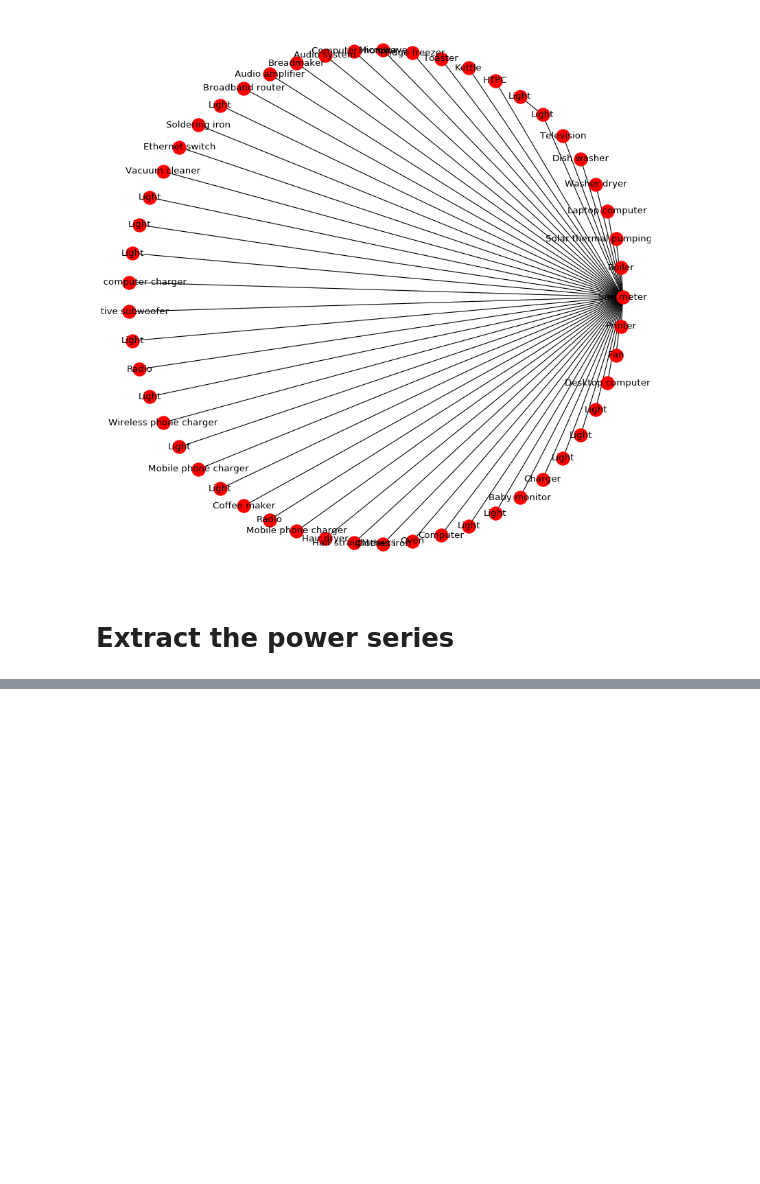
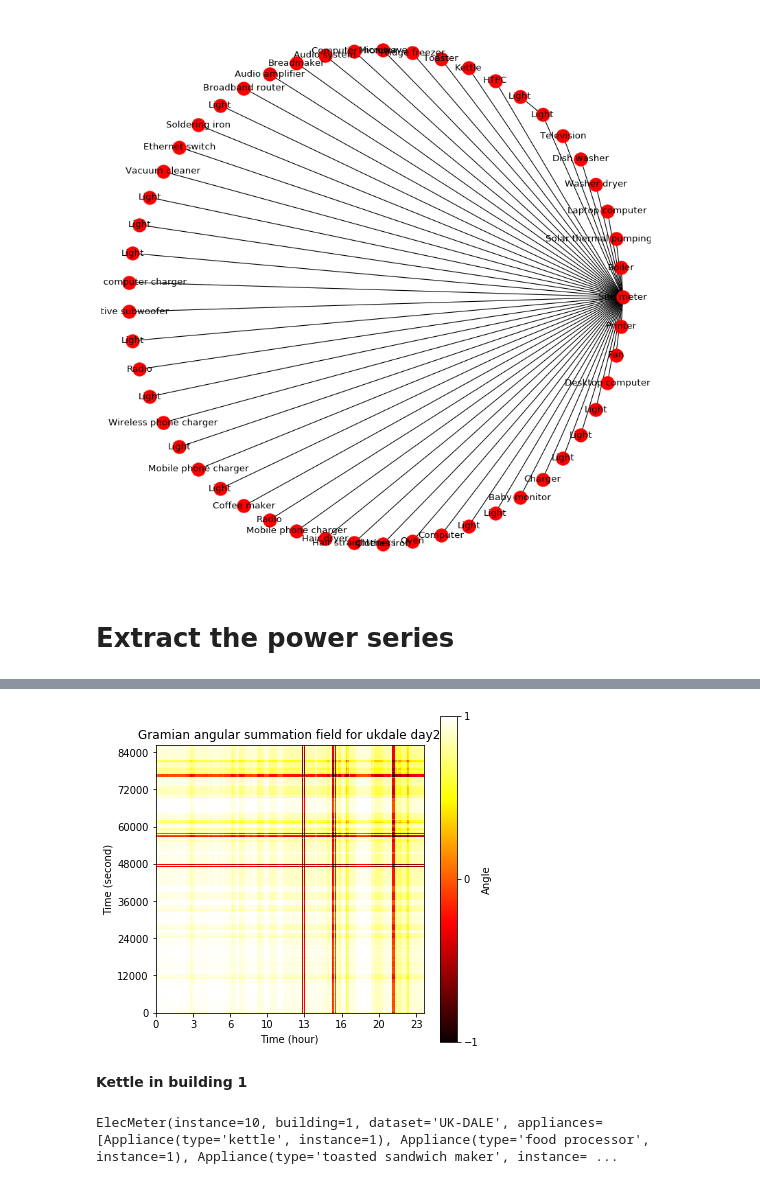
Before and after one commit to Gracepicharporn/Data-Science-project, a Jupyter notebook: nilmtk_UK-DALE.ipynb, the cells around one changed output, grey strips where cells are left out. Drawn from its saved outputs; the diff is of its cells as text; code cells hidden in the pictures; blank space fills up the shorter version.

```diff
--- a/nilmtk_UK-DALE.ipynb
+++ b/nilmtk_UK-DALE.ipynb
@@ -166,0 +321,2 @@ uk_dale.buildings[1].elec.draw_wiring_graph()
+# %%
+ukdale_power_24_day2 = ukdale_allpowerseries_building1['2012-11-10 22:28:18': '2012-11-11 22:28:18'].fillna(0)
@@ -166,0 +340,23 @@ uk_dale.buildings[1].elec.draw_wiring_graph()
+# %%
+ukdale_gasf2 = gasf.fit_transform(np.array(ukdale_power_24_day2['power_active']).reshape((1,-1)))
+# %%
+fig, ax = plt.subplots(figsize=(6, 6))
+plt.imshow(ukdale_gasf2[0], cmap='hot',interpolation='nearest')
+color_bar = plt.colorbar(ticks=[-1.0,0.0,1.0])
+color_bar.set_label('Angle')
+color_bar.ax.set_xticklabels(['-1.0', '0.0', '1.0'])
+plt.xlabel('Time (hour)')
+xticks = ax.get_xticks()
+yticks = ax.get_yticks()
+ax.autoscale(False)
+ax.xaxis.set_ticklabels(scale_xaxis(xticks))
+ax.yaxis.set_ticklabels(scale_yaxis(xticks))
+#plt.xlim([0, len(ukdale_gasf)*6])
+plt.ylabel('Time (second)')
+plt.gca().invert_yaxis()
+plt.title('Gramian angular summation field for ukdale day2')
+plt.show()
+# %% [output]
+[figure, added]
+# %% [markdown]
+**Kettle in building 1**
@@ -166,0 +365,4 @@ uk_dale.buildings[1].elec.draw_wiring_graph()
+# %%
+kettle_building1
+# %% [output]
+ElecMeter(instance=10, building=1, dataset='UK-DALE', appliances=[Appliance(type='kettle', instance=1), Appliance(type='food processor', instance=1), Appliance(type='toasted sandwich maker', instance= ...
```
Also changed, not shown: parts of 50 cells of this notebook.
